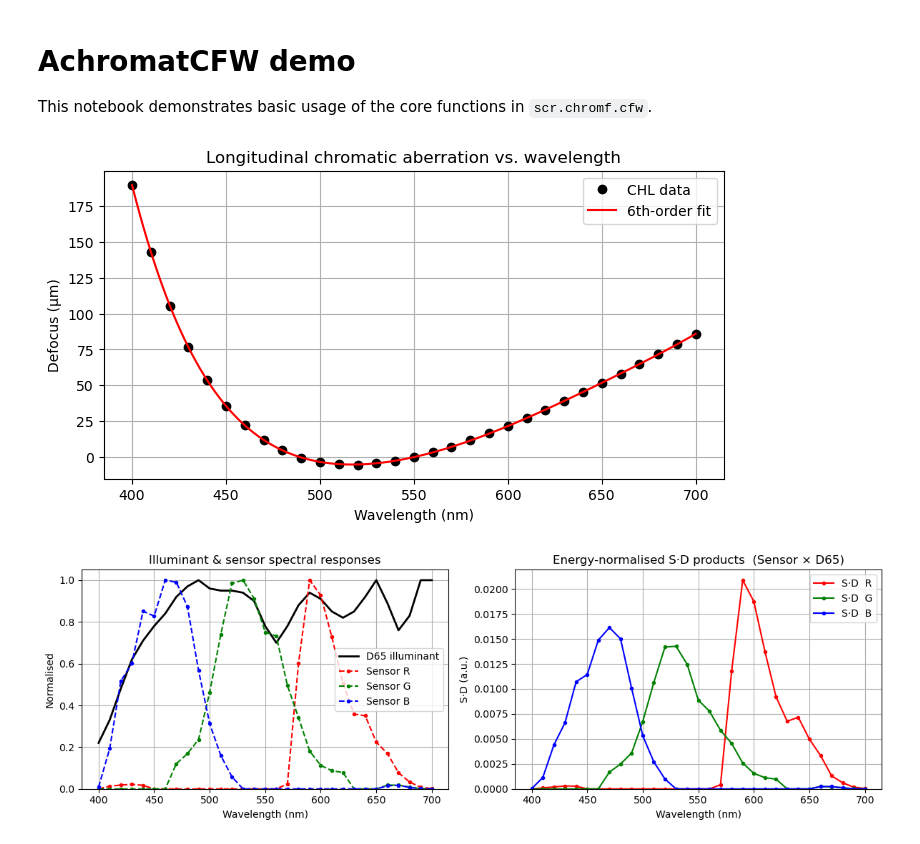
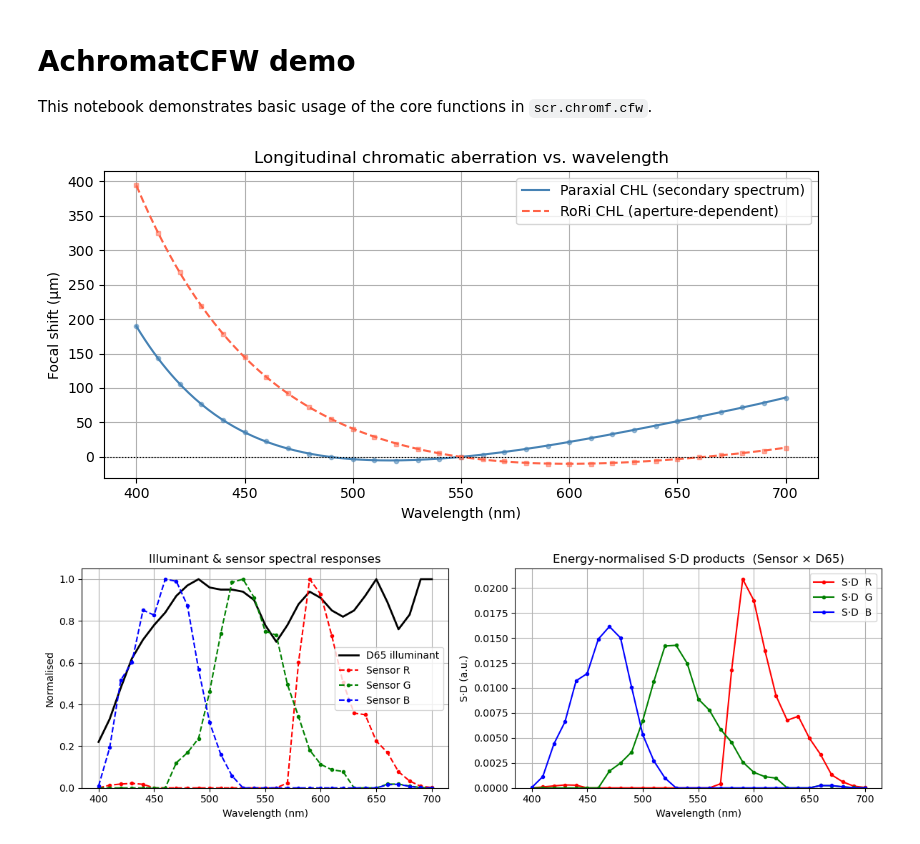
Before and after one commit to Leyangf/ColorFringeCalculation, a Jupyter notebook: examples/cfw_demo.ipynb, the cells around one changed output. Saved outputs shown, nothing was run; the diff lists cells and outputs as text; code cells hidden in the pictures.

```diff
--- a/examples/cfw_demo.ipynb
+++ b/examples/cfw_demo.ipynb
@@ -54,14 +54,18 @@ prods = channel_products()
 sensor_wl = prods["blue"][:, 0]   # nm — must match SENSOR_RESPONSE in cfw.py
 
 if optic is not None:
-    focal_shift_curve = compute_chl_curve(optic, wavelengths_nm=sensor_wl)
-    FN_DEFAULT = float(optic.paraxial.FNO())
+    paraxial_curve      = compute_chl_curve(optic, wavelengths_nm=sensor_wl)
+    rori_curve          = compute_rori_chl_curve(optic, wavelengths_nm=sensor_wl)
+    focal_shift_curve   = rori_curve          # ← RoRi used for fringe calculations
+    FN_DEFAULT          = float(optic.paraxial.FNO())
 else:
-    focal_shift_curve = _load_defocus()
-    FN_DEFAULT = 1.4                             # default: f/1.4
+    paraxial_curve    = _load_defocus()
+    rori_curve        = paraxial_curve        # fallback: no real-ray data
+    focal_shift_curve = paraxial_curve
+    FN_DEFAULT        = 1.4
 
 wl      = focal_shift_curve[:, 0]
-chl_um  = focal_shift_curve[:, 1]               # CHL in µm
+chl_um  = focal_shift_curve[:, 1]               # RoRi CHL in µm
 
 sensor_map = {"R": prods["red"][:, 1],
               "G": prods["green"][:, 1],
@@ -69,58 +73,71 @@ sensor_map = {"R": prods["red"][:, 1],
 
 # ──────────────────────────── Display constants ─────────────────────
 GAMMA_DEFAULT    = 2.2        # display gamma
-EXPOSURE_DEFAULT = 8.0        # tanh-curve slope
+EXPOSURE_DEFAULT = 4.0        # tanh-curve slope
 XRANGE           = 100        # half-width of x-scan window (µm)
-DEFOCUS_RANGE    = 300        # ±z sweep (µm)
+DEFOCUS_RANGE    = 600        # ±z sweep (µm)
 DEFOCUS_STEP     = 5         # slider step (µm)
 X_RES_P1   = 2               # Plot 1 sampling step (µm)
 X_RES_P2   = 1               # Plot 2 sampling step (µm)
 IMG_HEIGHT = 60              # Plot 2 image height (px)
 # %%
 # ───────────────────── Optional diagnostic plots ───────────────────
-# --- 1. CHL curve and 6th-order fit --------------------------------
-coeffs = np.polyfit(wl, chl_um, 6)
-wl_fit = np.linspace(wl.min(), wl.max(), 300)
-chl_fit = np.polyval(coeffs, wl_fit)
+# --- 1. CHL curve: paraxial vs RoRi (aperture-dependent) -----------
+par_wl  = paraxial_curve[:, 0]
+par_chl = paraxial_curve[:, 1]
+ror_wl  = rori_curve[:, 0]
+ror_chl = rori_curve[:, 1]
+
+# 6th-order polynomial fits for smooth curves
+wl_fit = np.linspace(par_wl.min(), par_wl.max(), 300)
+par_fit = np.polyval(np.polyfit(par_wl, par_chl, 6), wl_fit)
+ror_fit = np.polyval(np.polyfit(ror_wl, ror_chl, 6), wl_fit)
 
 plt.figure(figsize=(8, 4))
-plt.plot(wl,      chl_um,  "o", color="k",   label="CHL data")
-plt.plot(wl_fit,  chl_fit, "-", color="red", label="6th-order fit")
+plt.plot(par_wl,  par_chl,  "o",  color="steelblue",  ms=3, alpha=0.5)
+plt.plot(wl_fit,  par_fit,  "-",  color="steelblue",  label="Paraxial CHL (secondary spectrum)")
+plt.plot(ror_wl,  ror_chl,  "s",  color="tomato",     ms=3, alpha=0.5)
+plt.plot(wl_fit,  ror_fit,  "--", color="tomato",     label="RoRi CHL (aperture-dependent)")
+plt.axhline(0, color="k", lw=0.8, ls=":")
 plt.title("Longitudinal chromatic aberration vs. wavelength")
-plt.xlabel("Wavelength (nm)");  plt.ylabel("Defocus (µm)")
-plt.grid(True);  plt.legend();  plt.show()
+plt.xlabel("Wavelength (nm)")
+plt.ylabel("Focal shift (µm)")
+plt.grid(True)
+plt.legend()
+plt.tight_layout()
+plt.show()
 
 # --- 2. Illuminant, sensor responses, and S·D products -------------
 # Load raw curves and normalise each to peak = 1
 _raw = {ch: _load_sensor(ch) for ch in ("red", "green", "blue")}
 for v in _raw.values():
     v[:, 1] /= v[:, 1].max()
 
 _dl      = _load_daylight()
 dl_vals  = np.interp(wl, _dl[:, 0], _dl[:, 1])
 dl_vals /= dl_vals.max()
 
 fig, (ax1, ax2) = plt.subplots(1, 2, figsize=(12, 4))
 
 # Left panel: D65 illuminant + raw sensor responses
 ax1.plot(wl, dl_vals, color="k", lw=2, label="D65 illuminant")
 for ch, col in (("red", "r"), ("green", "g"), ("blue", "b")):
     ax1.plot(_raw[ch][:, 0], _raw[ch][:, 1], "o--", color=col, ms=3,
              label=f"Sensor {ch[0].upper()}")
 ax1.set_title("Illuminant & sensor spectral responses")
 ax1.set_xlabel("Wavelength (nm)");  ax1.set_ylabel("Normalised")
 ax1.set_ylim(0, None);  ax1.grid(True);  ax1.legend()
 
 # Right panel: energy-normalised S·D products
 for ch, col in {"R": "r", "G": "g", "B": "b"}.items():
     ax2.plot(wl, sensor_map[ch], "o-", color=col, ms=3, label=f"S·D  {ch}")
 ax2.set_title("Energy-normalised S·D products  (Sensor × D65)")
 ax2.set_xlabel("Wavelength (nm)");  ax2.set_ylabel("S·D (a.u.)")
 ax2.set_ylim(0, None);  ax2.grid(True);  ax2.legend()
 
 plt.tight_layout();  plt.show()
 # %% [output]
-[figure, old version]
+[figure, new version]
 [figure]
 # %%
 # ─────────────────────── Interactive section ───────────────────────
```
Also changed, not shown: parts of 3 cells of this notebook, 1 other file.
